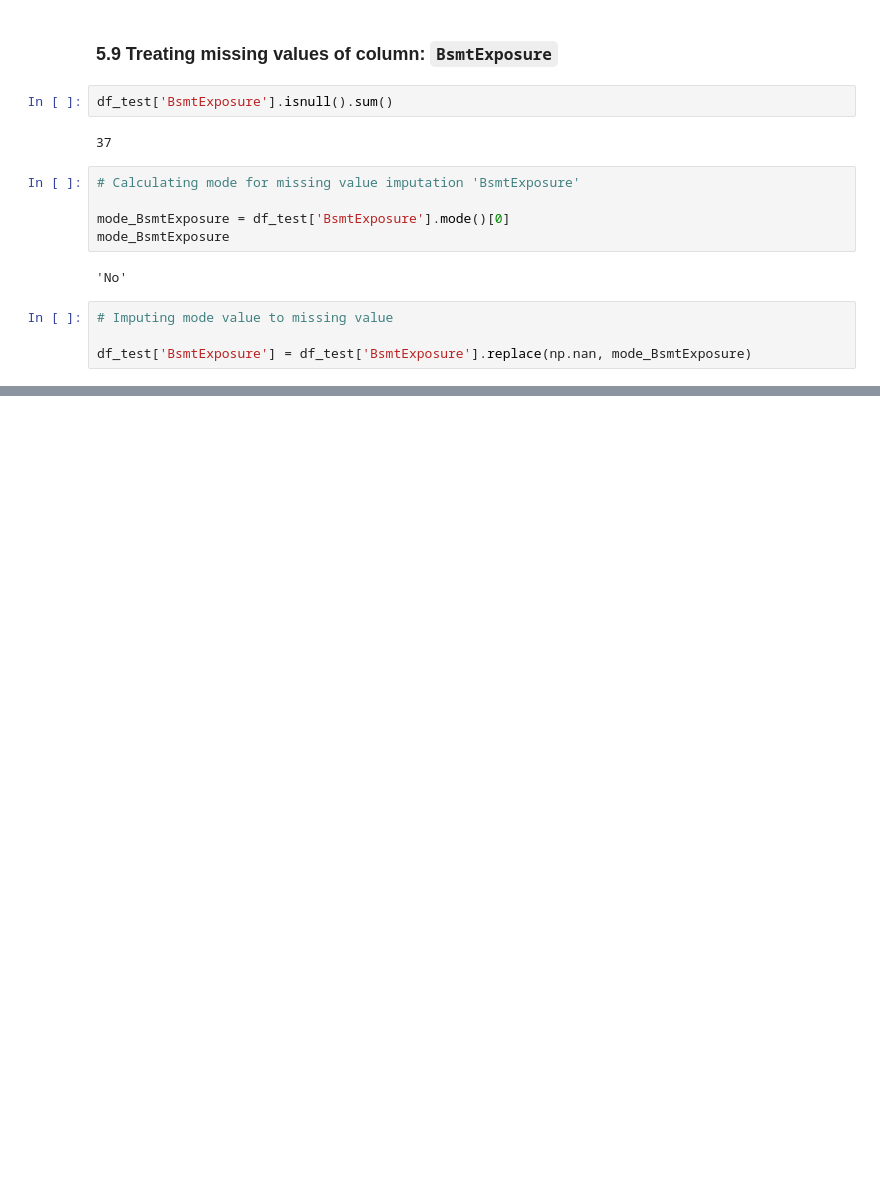
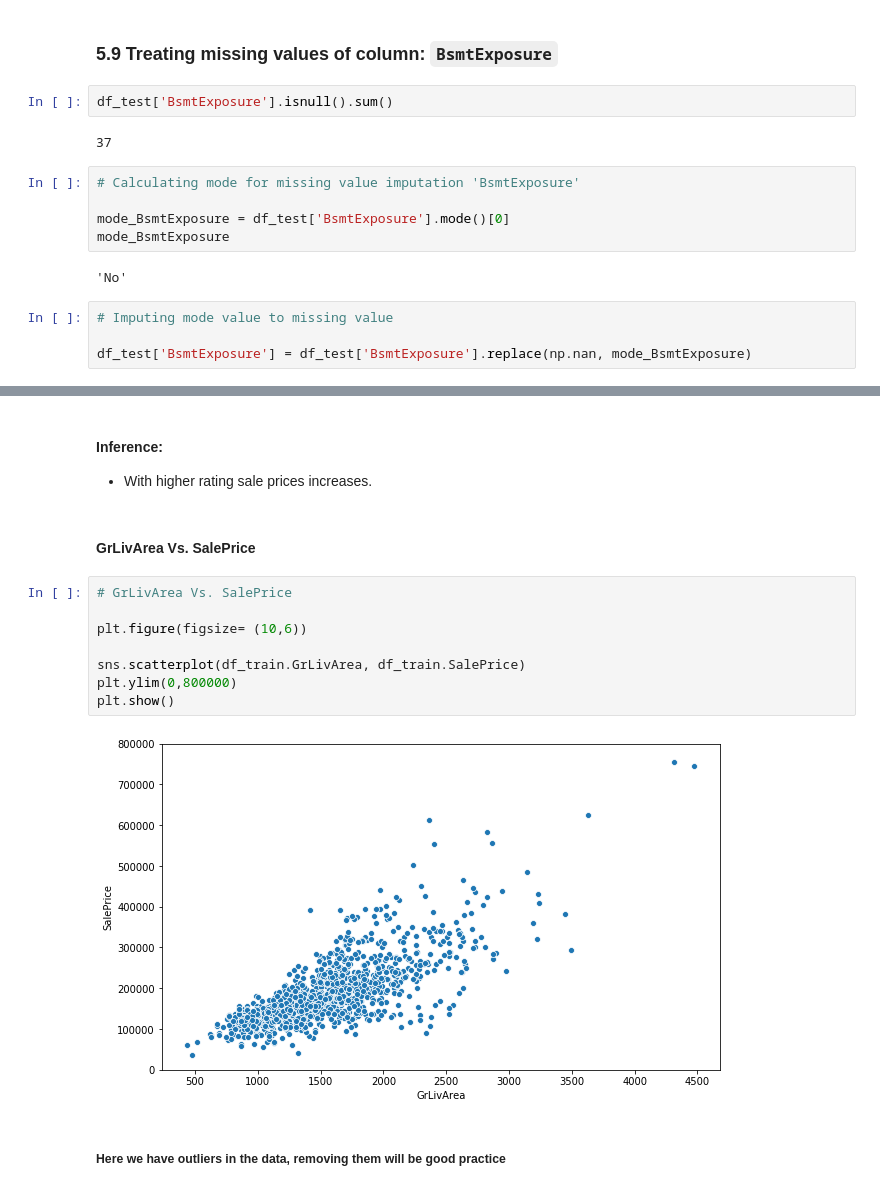
Before and after one commit to Sushil-Deore/Housing-Prices-Predictions, a Jupyter notebook: Housing Prices Prediction.ipynb, the cells around one changed output, grey strips where cells are left out. Drawn from its saved outputs; the diff is of its cells as text; blank space fills up the shorter version.

```diff
--- a/Housing Prices Prediction.ipynb
+++ b/Housing Prices Prediction.ipynb
@@ -854,0 +1063,17 @@ df_test['BsmtExposure'] = df_test['BsmtExposure'].replace(np.nan, mode_BsmtExpos
+# %% [markdown]
+#### Inference:
+- With higher rating sale prices increases.
+# %% [markdown]
+#### GrLivArea Vs. SalePrice
+# %%
+# GrLivArea Vs. SalePrice
+
+plt.figure(figsize= (10,6))
+
+sns.scatterplot(df_train.GrLivArea, df_train.SalePrice)
+plt.ylim(0,800000)
+plt.show()
+# %% [output]
+[figure, added]
+# %% [markdown]
+##### Here we have outliers in the data, removing them will be good practice
```
Also changed, not shown: parts of 38 cells of this notebook.
